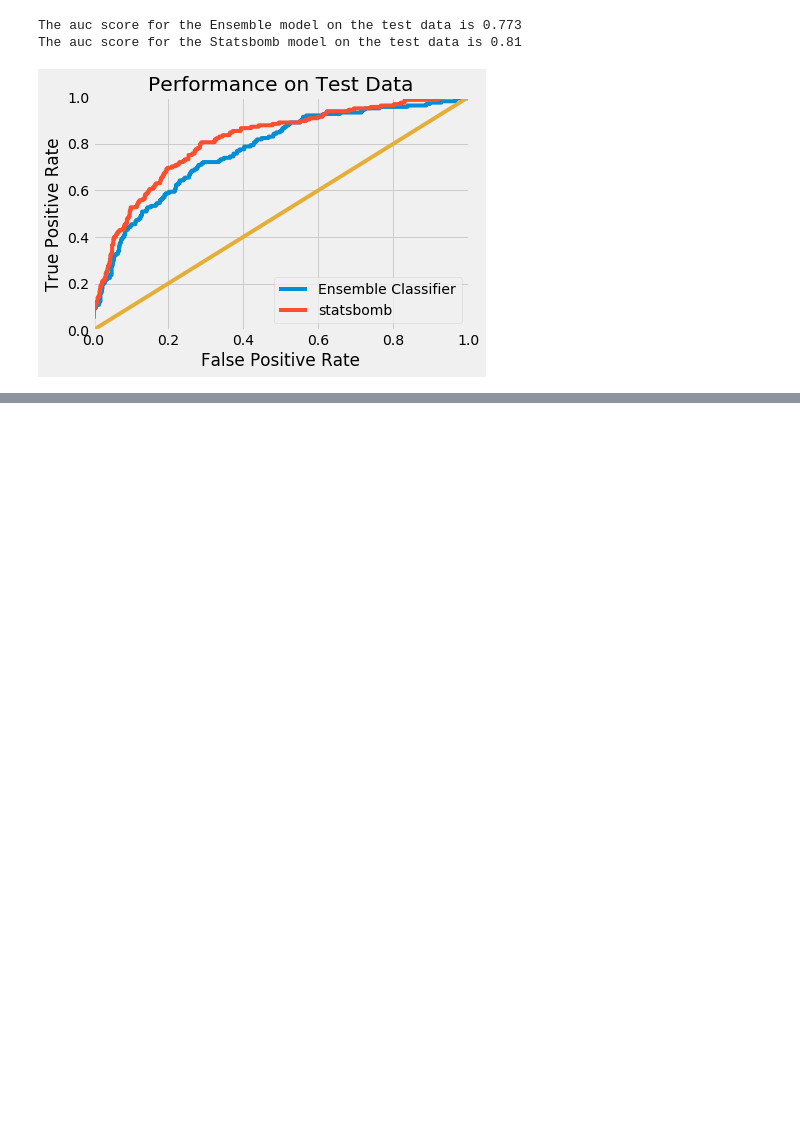
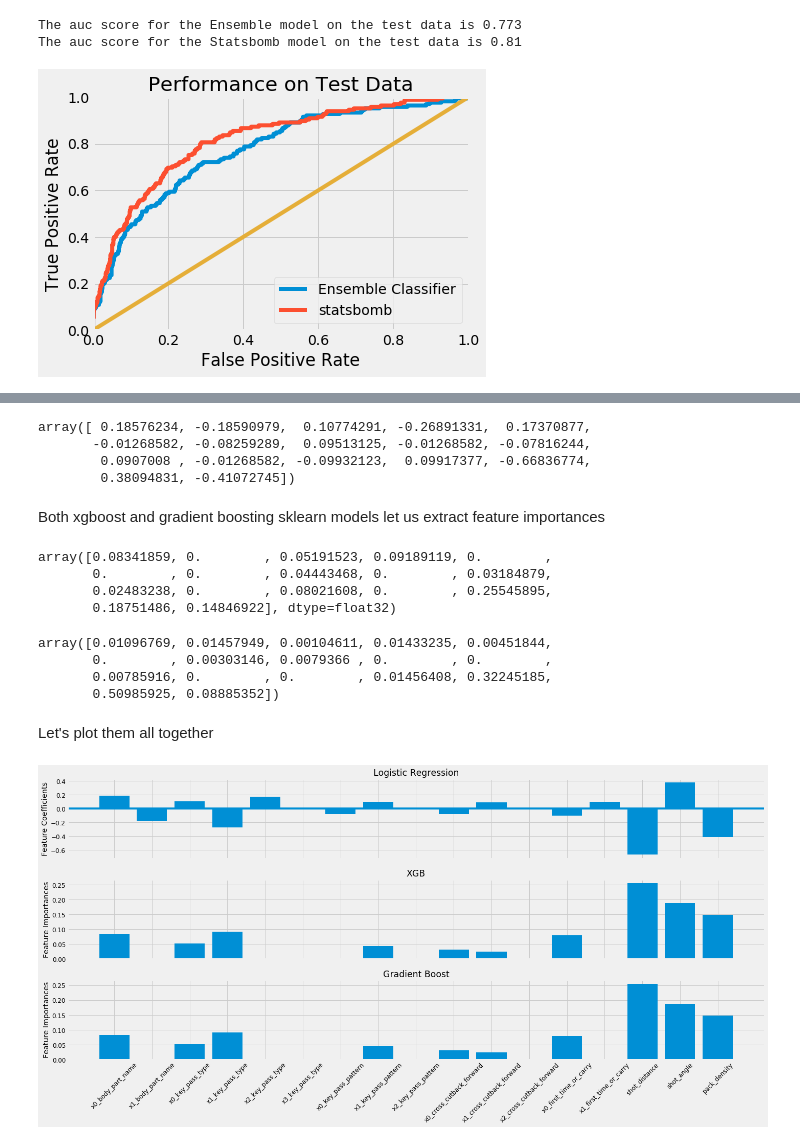
Before and after one commit to j-v-n/Springboard, a Jupyter notebook: capstone_projects/capstone1/predictive_model_selection.ipynb, the cells around one changed output, grey strips where cells are left out. Saved outputs shown, nothing was run; the diff lists cells and outputs as text; code cells hidden in the pictures; blank space fills up the shorter version.

Commit message:
Feature Importances Added

```diff
--- a/capstone_projects/capstone1/predictive_model_selection.ipynb
+++ b/capstone_projects/capstone1/predictive_model_selection.ipynb
@@ -1115,0 +1118,7 @@ The auc score for the Statsbomb model on the test data is 0.81
+# %%
+from joblib import load
+import matplotlib.pyplot as plt
+import numpy as np
+import pandas as pd
+plt.style.use('fivethirtyeight')
+plt.rcParams.update({'font.size':12})
@@ -1115,0 +1127,4 @@ The auc score for the Statsbomb model on the test data is 0.81
+# %%
+best_logit = load('best_logit.joblib')
+best_xgb = load('best_xgb.joblib')
+best_gradboost = load('best_gradboost.joblib')
@@ -1115,0 +1133,61 @@ The auc score for the Statsbomb model on the test data is 0.81
+# %%
+# logistic regression
+logit_coefs = best_logit.coef_
+logit_coefs[0]
+# %% [output]
+array([ 0.18576234, -0.18590979,  0.10774291, -0.26891331,  0.17370877,
+       -0.01268582, -0.08259289,  0.09513125, -0.01268582, -0.07816244,
+        0.0907008 , -0.01268582, -0.09932123,  0.09917377, -0.66836774,
+        0.38094831, -0.41072745])
+# %% [markdown]
+Both xgboost and gradient boosting sklearn models let us extract feature importances
+# %%
+xgb_importances = best_xgb.feature_importances_
+xgb_importances
+# %% [output]
+array([0.08341859, 0.        , 0.05191523, 0.09189119, 0.        ,
+       0.        , 0.        , 0.04443468, 0.        , 0.03184879,
+       0.02483238, 0.        , 0.08021608, 0.        , 0.25545895,
+       0.18751486, 0.14846922], dtype=float32)
+# %%
+gradboost_importances = best_gradboost.feature_importances_
+gradboost_importances
+# %% [output]
+array([0.01096769, 0.01457949, 0.00104611, 0.01433235, 0.00451844,
+       0.        , 0.00303146, 0.0079366 , 0.        , 0.        ,
+       0.00785916, 0.        , 0.        , 0.01456408, 0.32245185,
+       0.50985925, 0.08885352])
+# %% [markdown]
+Let's plot them all together
+# %%
+fig,(ax1,ax2,ax3) = plt.subplots(nrows=3,ncols=1,figsize=(20,10),sharex=True)
+
+#logistic regression plot
+ax1.bar(range(len(logit_coefs[0])),logit_coefs[0],align='center');
+ax1.axhline(y=0)
+ax1.set_ylabel('Feature Coefficients');
+ax1.set_title('Logistic Regression')
+
+#xgboost plot
+ax2.bar(range(len(xgb_importances)),xgb_importances,align='center');
+ax2.set_ylabel('Feature Importances');
+ax2.set_title('XGB')
+
+#gradboost plot
+ax3.bar(range(len(xgb_importances)),xgb_importances,align='center');
+ax3.set_xticks(np.arange(0,len(xgb_importances),1))
+ax3.set_xticklabels(['x0_body_part_name','x1_body_part_name','x0_key_pass_type',
+             'x1_key_pass_type','x2_key_pass_type','x3_key_pass_type',
+            'x0_key_pass_pattern','x1_key_pass_pattern','x2_key_pass_pattern',
+            'x0_cross_cutback_forward','x1_cross_cutback_forward','x2_cross_cutback_forward',
+            'x0_first_time_or_carry','x1_first_time_or_carry','shot_distance','shot_angle','pack_density']);
+plt.xticks(rotation=45);
+ax3.set_ylabel('Feature Importances');
+ax3.set_title('Gradient Boost')
+
+
+plt.tight_layout()
+
+fig.savefig('feature_importance.png')
+# %% [output]
+[figure, added]
```
Also changed, not shown: parts of 4 cells of this notebook.
